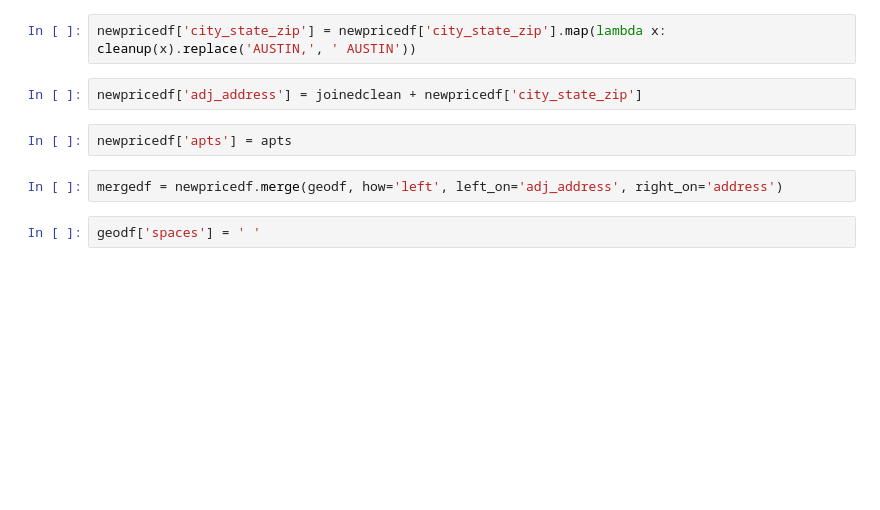
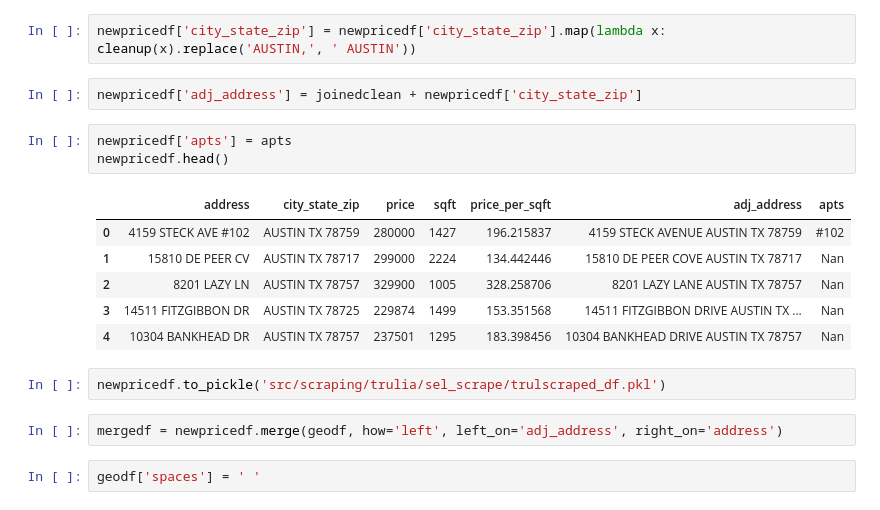
Before and after one commit to AustinMadert/real_estate_opportunity_lih, a Jupyter notebook: data_munging.ipynb, the cells around one changed output. Cells and saved outputs as stored; diff of their text form; blank space fills up the shorter version.

```diff
--- a/data_munging.ipynb
+++ b/data_munging.ipynb
@@ -91,6 +152,16 @@ newpricedf['city_state_zip'] = newpricedf['city_state_zip'].map(lambda x: cleanu
 newpricedf['adj_address'] = joinedclean + newpricedf['city_state_zip']
 # %%
 newpricedf['apts'] = apts
+newpricedf.head()
+# %% [output]
+|  | address | city_state_zip | price | sqft | price_per_sqft | adj_address | apts |
+| 0 | 4159 STECK AVE #102 | AUSTIN TX 78759 | 280000 | 1427 | 196.215837 | 4159 STECK AVENUE AUSTIN TX 78759 | #102 |
+| 1 | 15810 DE PEER CV | AUSTIN TX 78717 | 299000 | 2224 | 134.442446 | 15810 DE PEER COVE AUSTIN TX 78717 | Nan |
+| 2 | 8201 LAZY LN | AUSTIN TX 78757 | 329900 | 1005 | 328.258706 | 8201 LAZY LANE AUSTIN TX 78757 | Nan |
+| 3 | 14511 FITZGIBBON DR | AUSTIN TX 78725 | 229874 | 1499 | 153.351568 | 14511 FITZGIBBON DRIVE AUSTIN TX ... | Nan |
+| 4 | 10304 BANKHEAD DR | AUSTIN TX 78757 | 237501 | 1295 | 183.398456 | 10304 BANKHEAD DRIVE AUSTIN TX 78757 | Nan |
+# %%
+newpricedf.to_pickle('src/scraping/trulia/sel_scrape/trulscraped_df.pkl')
 # %%
 mergedf = newpricedf.merge(geodf, how='left', left_on='adj_address', right_on='address')
 # %%
```
Also changed, not shown: parts of 14 cells of this notebook, 2 other files.
